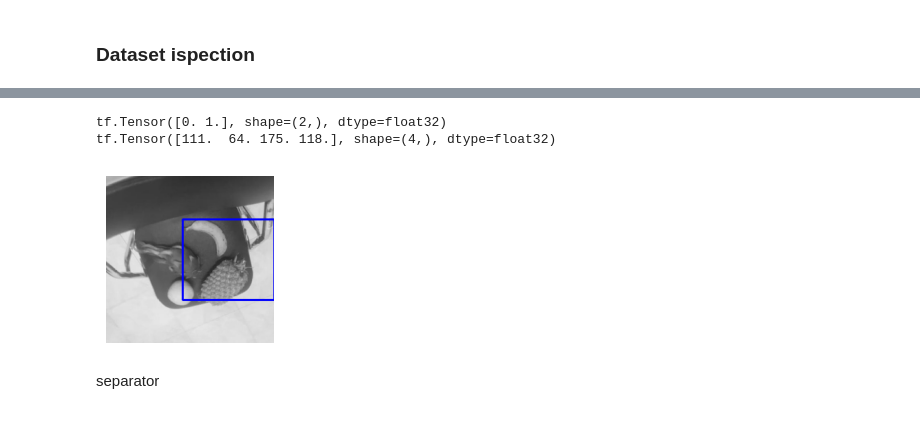
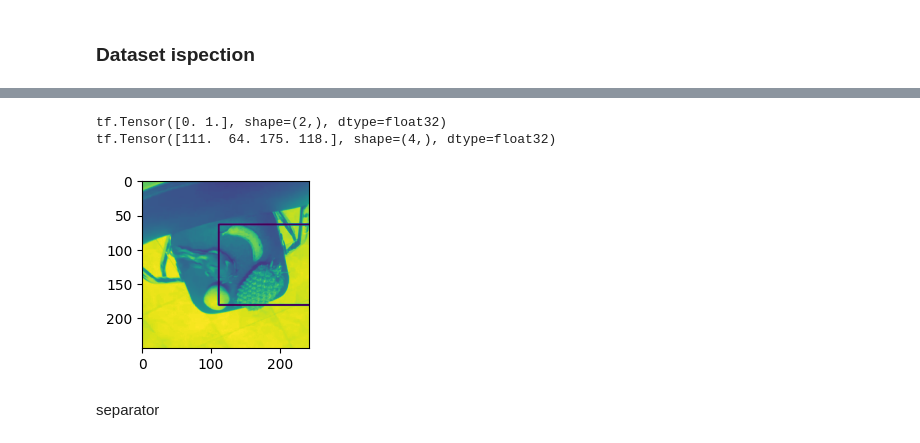
Before and after one commit to miam-bonbon/assignment-computer-vision, a Jupyter notebook: assiga_hopa.ipynb, the cells around one changed output, grey strips where cells are left out. Saved outputs shown, nothing was run; the diff lists cells and outputs as text; code cells hidden in the pictures.

Commit message:
inspection working

```diff
--- a/assiga_hopa.ipynb
+++ b/assiga_hopa.ipynb
@@ -426,7 +419,7 @@ BATCH_SIZE = 32
 def tune_training_ds(dataset):
     dataset = dataset.map(format_instance, num_parallel_calls=tf.data.AUTOTUNE)
     # dataset = dataset.shuffle(1024, reshuffle_each_iteration=True)
-    dataset = dataset.repeat() # The dataset be repeated indefinitely.
+    # dataset = dataset.repeat() # The dataset be repeated indefinitely.
     dataset = dataset.batch(BATCH_SIZE)
     dataset = dataset.prefetch(tf.data.AUTOTUNE)
     return dataset
@@ -444,0 +480,35 @@ validation_ds = tune_validation_ds(raw_validation_ds)
+# %%
+# Inspect the first image from the training_ds with boxes
+
+import matplotlib.pyplot as plt
+import matplotlib.patches as patches
+
+# Assuming 'train_ds' is your TensorFlow dataset and the first element is available
+for image, (label, box) in train_ds.take(1):
+    # Convert the image to a NumPy array and remove the batch dimension
+    image = image.numpy()[0, :, :, 0]  # Assuming grayscale image and removing channel dim
+
+    print(label, box)
+
+    # Accessing the bounding box coordinates and label
+    xmin = box[0][0].numpy()
+    ymin = box[0][1].numpy()
+    xmax = box[0][2].numpy()
+    ymax = box[0][3].numpy()
+    print(xmin, ymin, xmax, ymax)
+    label = label[0].numpy()
+    print(label)
+
+
+    # Create the plot
+    fig, ax = plt.subplots(1)
+    ax.imshow(image, cmap='gray')  # Display grayscale image
+
+    # Create a rectangle patch
+    rect = patches.Rectangle((xmin, ymin), (xmax - xmin), (ymax - ymin), linewidth=2, edgecolor='r', facecolor='none')
+
+    # Add the patch to the Axes
+    ax.add_patch(rect)
+
+    # Display the plot
+    plt.show()
@@ -445,33 +520,34 @@ validation_ds = tune_validation_ds(raw_validation_ds)
 # %%
 plt.figure(figsize=(40, 10))
 for images, labels in train_ds.take(1):
     # for i in range(BATCH_SIZE):
     for i in range(1):
         ax = plt.subplot(4, BATCH_SIZE//4, i + 1)
         label = labels[0][i]
         box = (labels[1][i])
         print(label)
         print(box)
         # we did not normalize
         # box = (labels[1][i] * input_size)
         box = tf.cast(box, tf.int32)
 
         image = images[i].numpy().astype("float") * 255.0
-        image = image.astype(np.uint8)
-        image_color = cv.cvtColor(image, cv.COLOR_GRAY2RGB)
+        image_color = image
+        # image = image.astype(np.uint8)
+        # image_color = cv.cvtColor(image, cv.COLOR_GRAY2RGB)
 
         color = (0, 0, 255)
         if label[0] > 0:
             color = (0, 255, 0)
 
         cv.rectangle(image_color, box.numpy(), color, 2)
 
         plt.imshow(image_color)
-        plt.axis("off")
+        # plt.axis("off")
 # %% [output]
 tf.Tensor([0. 1.], shape=(2,), dtype=float32)
 tf.Tensor([111.  64. 175. 118.], shape=(4,), dtype=float32)
-[figure, old version]
+[figure, new version]
 # %% [markdown]
 separator
 # %% [markdown]
```
Also changed, not shown: parts of 11 cells of this notebook.
